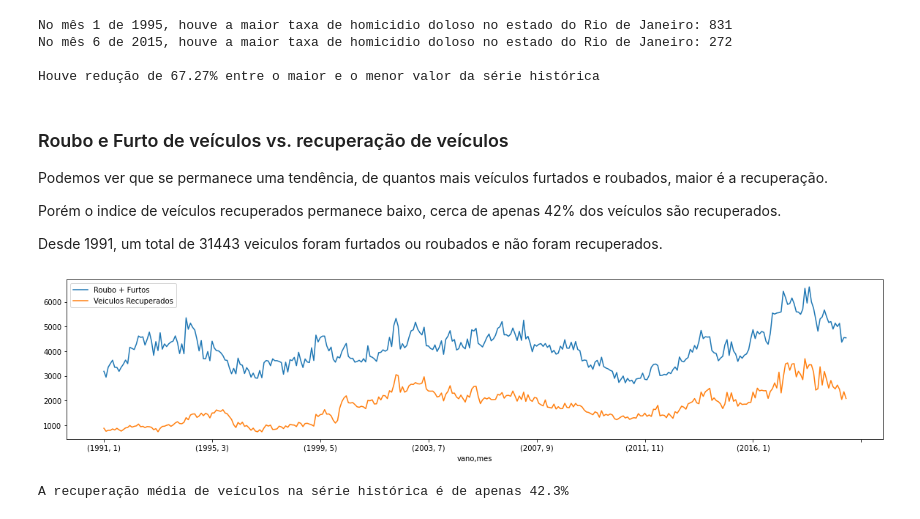
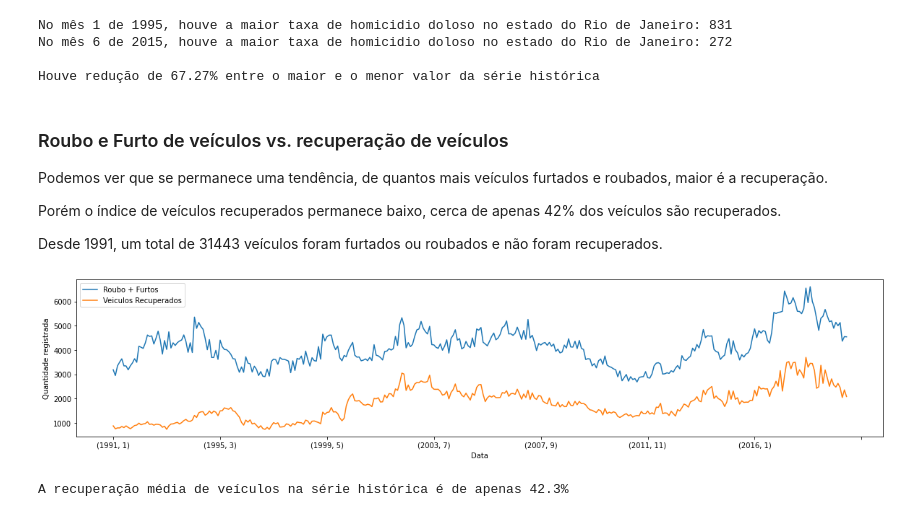
Before and after one commit to caiobellezi/Violencia_ERJ, a Jupyter notebook: Analise_de_Violência_do_estado_do_Rio_de_Janeiro.ipynb, the cells around one changed output. Cells and saved outputs as stored; diff of their text form; code cells hidden in the pictures.

```diff
--- a/Analise_de_Violência_do_estado_do_Rio_de_Janeiro.ipynb
+++ b/Analise_de_Violência_do_estado_do_Rio_de_Janeiro.ipynb
@@ -309,22 +311,24 @@ Houve redução de 67.27% entre o maior e o menor valor da série histórica
 
 Podemos ver que se permanece uma tendência, de quantos mais veículos furtados e roubados, maior é a recuperação.
 
-Porém o indice de veículos recuperados permanece baixo, cerca de apenas 42% dos veículos são recuperados.
+Porém o índice de veículos recuperados permanece baixo, cerca de apenas 42% dos veículos são recuperados.
 
-Desde 1991, um total de 31443 veiculos foram furtados ou roubados e não foram recuperados.
+Desde 1991, um total de 31443 veículos foram furtados ou roubados e não foram recuperados.
 # %%
 #Define tamanho as dimensões do gráfico
 fig = plt.figure(figsize=(20,4))
 
 
 roubo_e_furto_v = df2.roubo_veiculo+df2.furto_veiculos #Soma a quantidade de roubos e furtos do periodo
 #oubo_e_furto_v.name('Roubo + Furtos')
 roubo_e_furto_v.name = 'Roubo + Furtos'
 df2.recuperacao_veiculos.name = 'Veiculos Recuperados'
 roubo_e_furto_v.plot(legend=True);
 df2.recuperacao_veiculos.plot(legend=True);
+plt.xlabel('Data');
+plt.ylabel('Quantidade registrada');
 # %% [output]
-[figure, old version]
+[figure, new version]
 # %%
 Porcentagem_rec_media = (df2.recuperacao_veiculos / roubo_e_furto_v).mean()
 print('A recuperação média de veículos na série histórica é de apenas {}%'.format(round((Porcentagem_rec_media*100),1)))
```
Also changed, not shown: parts of 7 cells of this notebook.
